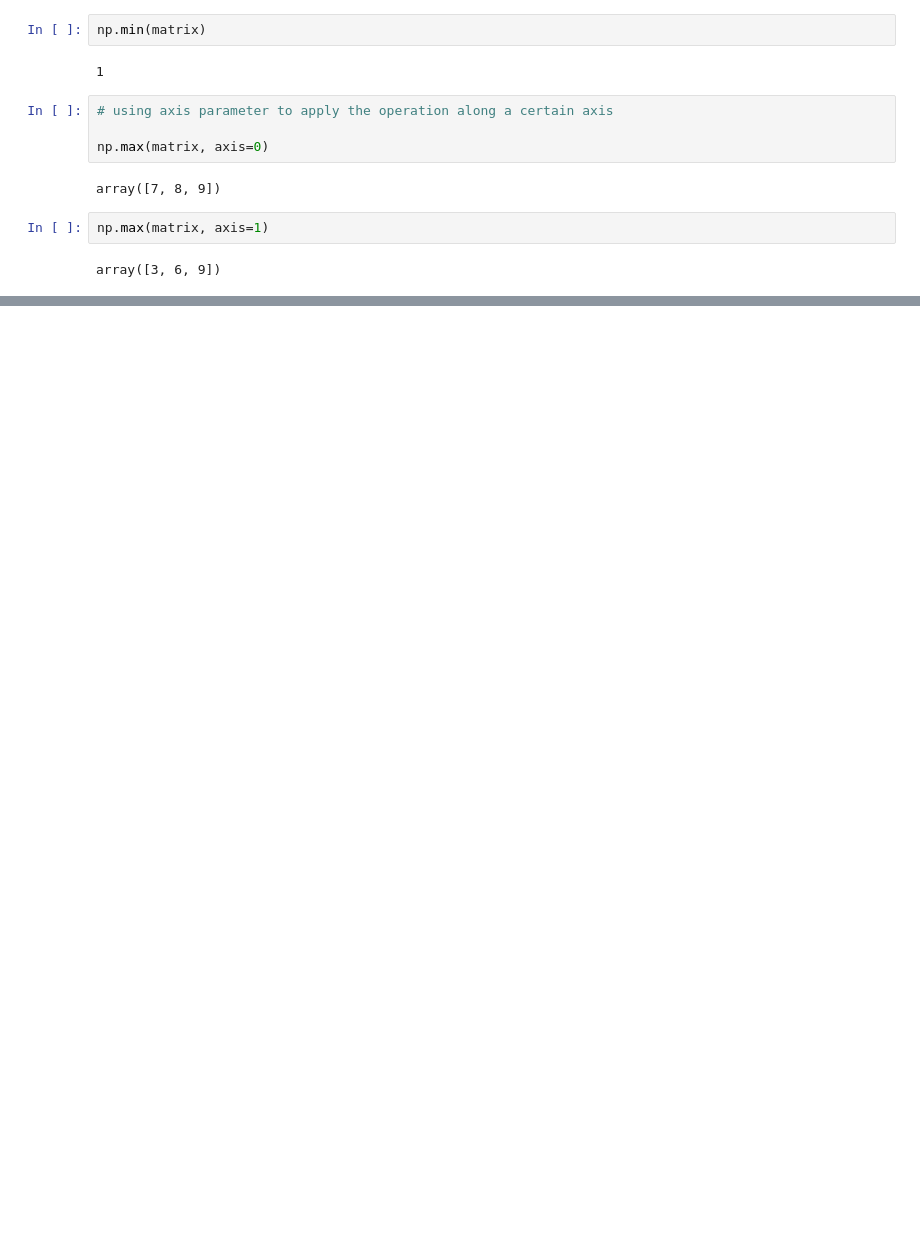
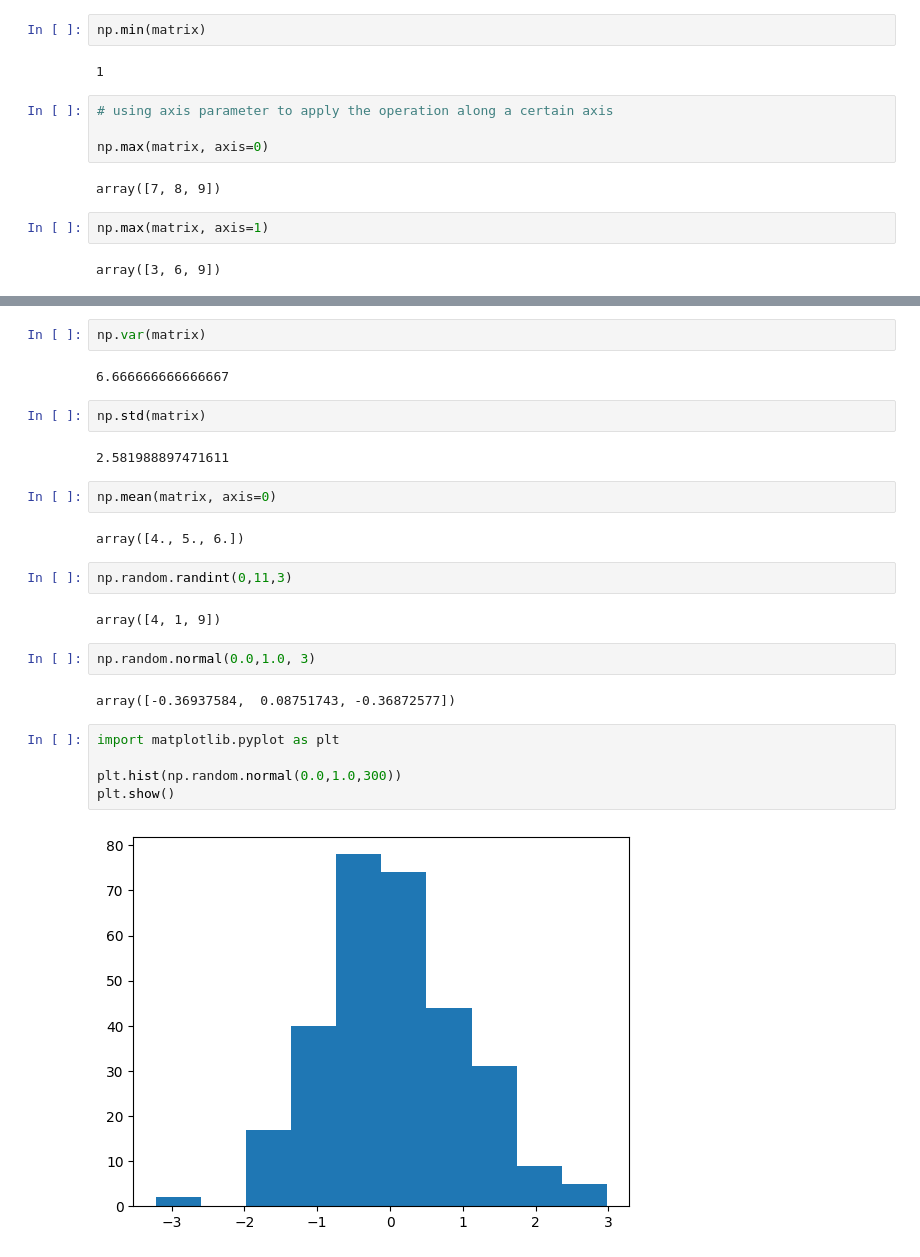
Before and after one commit to PrajwalLuitel/lambton_college_assessments, a Jupyter notebook: python_v2/class_practice/practice3.ipynb, the cells around one changed output, grey strips where cells are left out. Saved outputs shown, nothing was run; the diff lists cells and outputs as text; blank space fills up the shorter version.

```diff
--- a/python_v2/class_practice/practice3.ipynb
+++ b/python_v2/class_practice/practice3.ipynb
@@ -178,0 +185,27 @@ array([3, 6, 9])
+# %%
+np.var(matrix)
+# %% [output]
+6.666666666666667
+# %%
+np.std(matrix)
+# %% [output]
+2.581988897471611
+# %%
+np.mean(matrix, axis=0)
+# %% [output]
+array([4., 5., 6.])
+# %%
+np.random.randint(0,11,3)
+# %% [output]
+array([4, 1, 9])
+# %%
+np.random.normal(0.0,1.0, 3)
+# %% [output]
+array([-0.36937584,  0.08751743, -0.36872577])
+# %%
+import matplotlib.pyplot as plt
+
+plt.hist(np.random.normal(0.0,1.0,300))
+plt.show()
+# %% [output]
+[figure, added]
```
Also changed, not shown: parts of 18 cells of this notebook.
